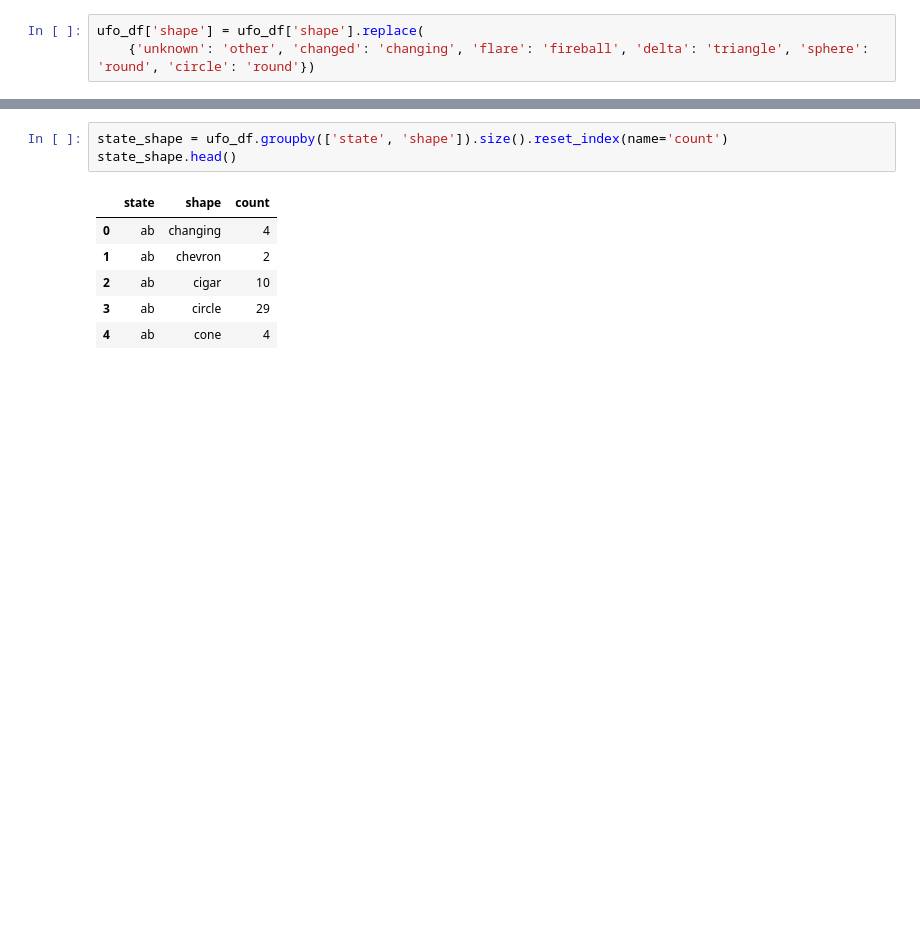
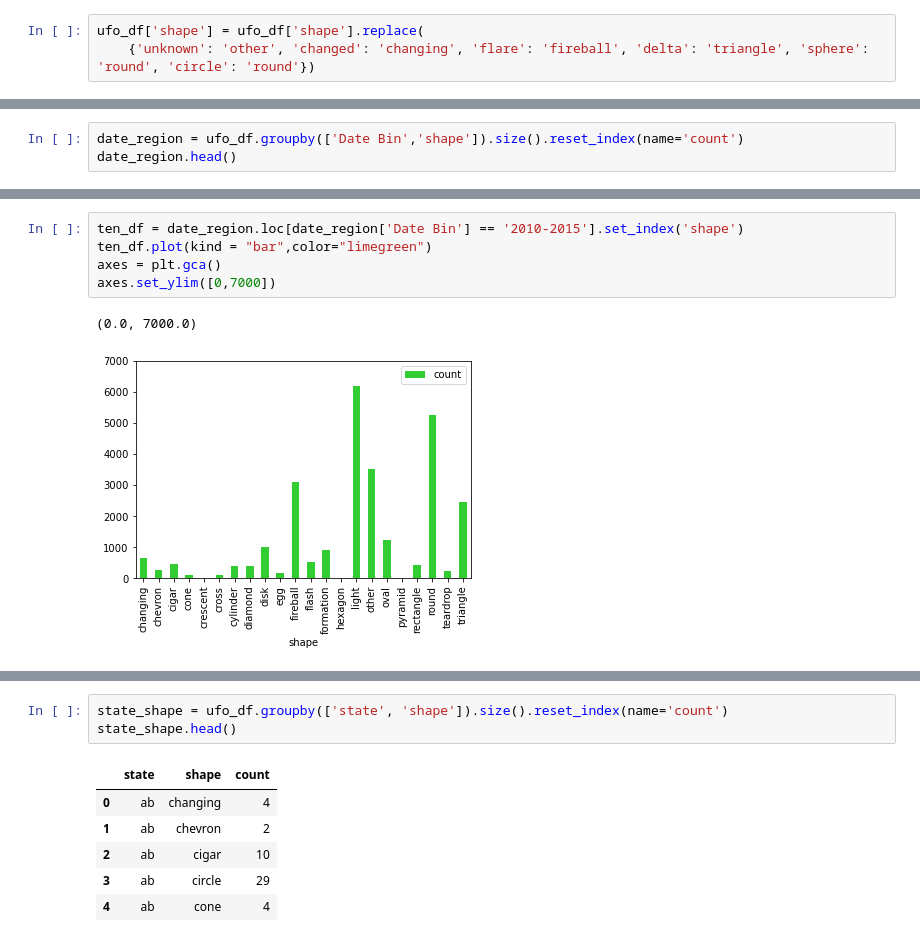
Before and after one commit to pha-drus/Project-1, a Jupyter notebook: UFO_rick.ipynb, the cells around one changed output, grey strips where cells are left out. Cells and saved outputs as stored; diff of their text form; blank space fills up the shorter version.

```diff
--- a/UFO_rick.ipynb
+++ b/UFO_rick.ipynb
@@ -164,0 +316,3 @@ Name: shape, Length: 67, dtype: object
+# %%
+date_region = ufo_df.groupby(['Date Bin','shape']).size().reset_index(name='count')
+date_region.head()
@@ -164,0 +326,8 @@ Name: shape, Length: 67, dtype: object
+# %%
+ten_df = date_region.loc[date_region['Date Bin'] == '2010-2015'].set_index('shape')
+ten_df.plot(kind = "bar",color="limegreen")
+axes = plt.gca()
+axes.set_ylim([0,7000])
+# %% [output]
+(0.0, 7000.0)
+[figure, added]
```
Also changed, not shown: parts of 49 cells of this notebook, 2 other files.
